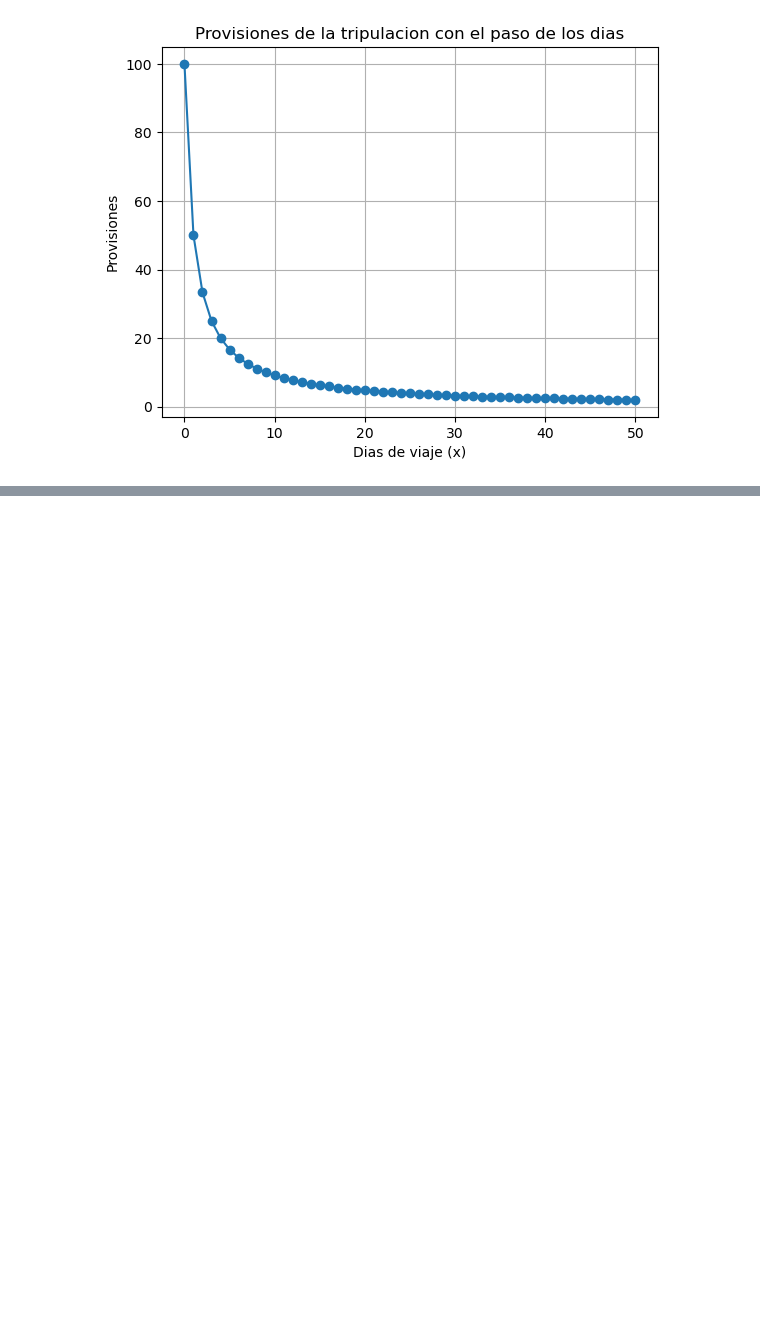
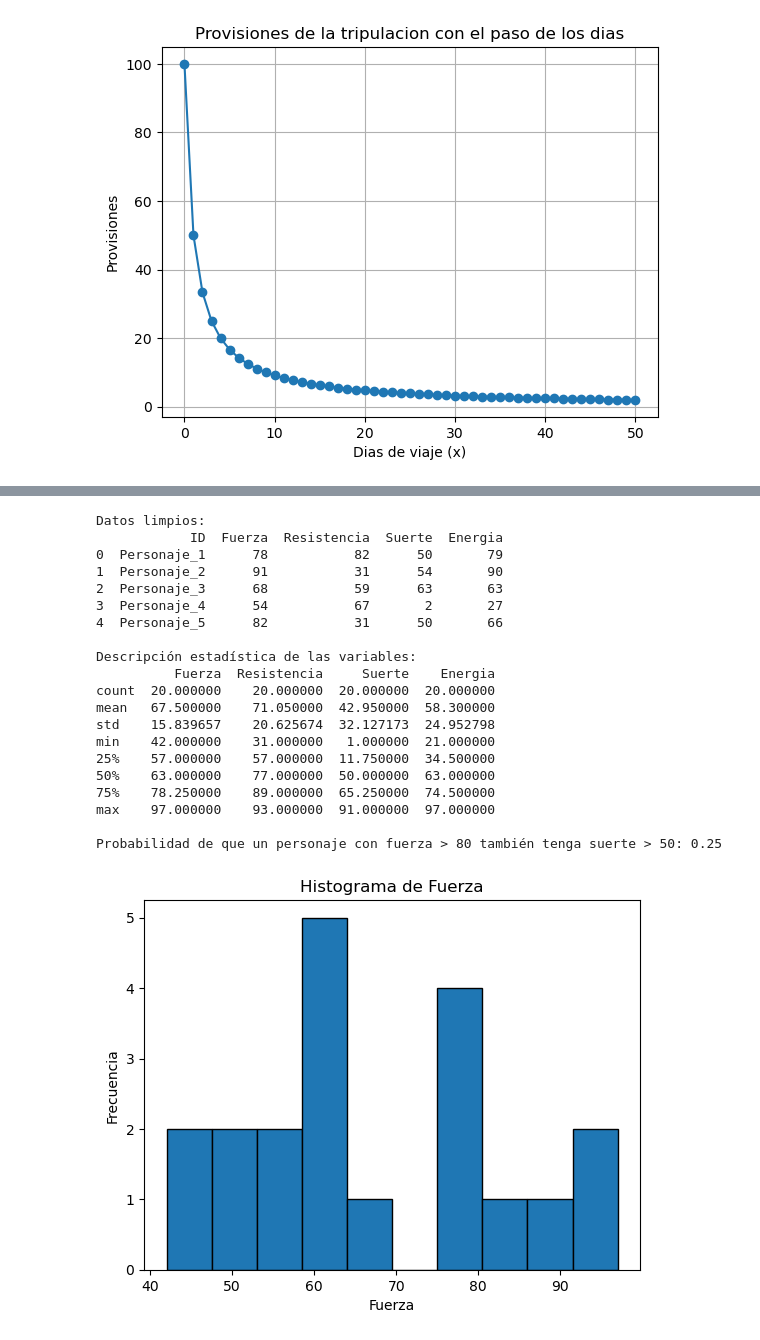
Before and after one commit to Cnstnnza/Mate-para-ciencias, a Jupyter notebook: Desarrollo.ipynb, the cells around one changed output, grey strips where cells are left out. Cells and saved outputs as stored; diff of their text form; code cells hidden in the pictures; blank space fills up the shorter version.

```diff
--- a/Desarrollo.ipynb
+++ b/Desarrollo.ipynb
@@ -73,0 +157,52 @@ plt.show()
+# %%
+import pandas as pd
+import matplotlib.pyplot as plt
+import os
+
+df = pd.read_csv("dataset_personajes.csv")
+df = df.dropna()
+df = df.reset_index(drop=True)
+
+print("Datos limpios:")
+print(df.head())
+
+print("\nDescripción estadística de las variables:")
+print(df.describe())
+
+# Probabilidad condicional: P(suerte > 50 | fuerza > 80)
+cond_fuerza = df[df["Fuerza"] > 80]
+probabilidad = (cond_fuerza["Suerte"] > 50).mean()
+
+print(f"\nProbabilidad de que un personaje con fuerza > 80 también tenga suerte > 50: {probabilidad:.2f}")
+
+# Histogramas de cada variable
+variables = ["Fuerza", "Resistencia", "Suerte", "Energia"]
+
+for var in variables:
+    plt.hist(df[var], bins=10, edgecolor="black")
+    plt.title(f"Histograma de {var}")
+    plt.xlabel(var)
+    plt.ylabel("Frecuencia")
+    plt.show()
+# %% [output]
+Datos limpios:
+            ID  Fuerza  Resistencia  Suerte  Energia
+0  Personaje_1      78           82      50       79
+1  Personaje_2      91           31      54       90
+2  Personaje_3      68           59      63       63
+3  Personaje_4      54           67       2       27
+4  Personaje_5      82           31      50       66
+
+Descripción estadística de las variables:
+          Fuerza  Resistencia     Suerte    Energia
+count  20.000000    20.000000  20.000000  20.000000
+mean   67.500000    71.050000  42.950000  58.300000
+std    15.839657    20.625674  32.127173  24.952798
+min    42.000000    31.000000   1.000000  21.000000
+25%    57.000000    57.000000  11.750000  34.500000
+50%    63.000000    77.000000  50.000000  63.000000
+75%    78.250000    89.000000  65.250000  74.500000
+max    97.000000    93.000000  91.000000  97.000000
+
+Probabilidad de que un personaje con fuerza > 80 también tenga suerte > 50: 0.25
+[figure, added]
```
Also changed, not shown: parts of 10 cells of this notebook.
